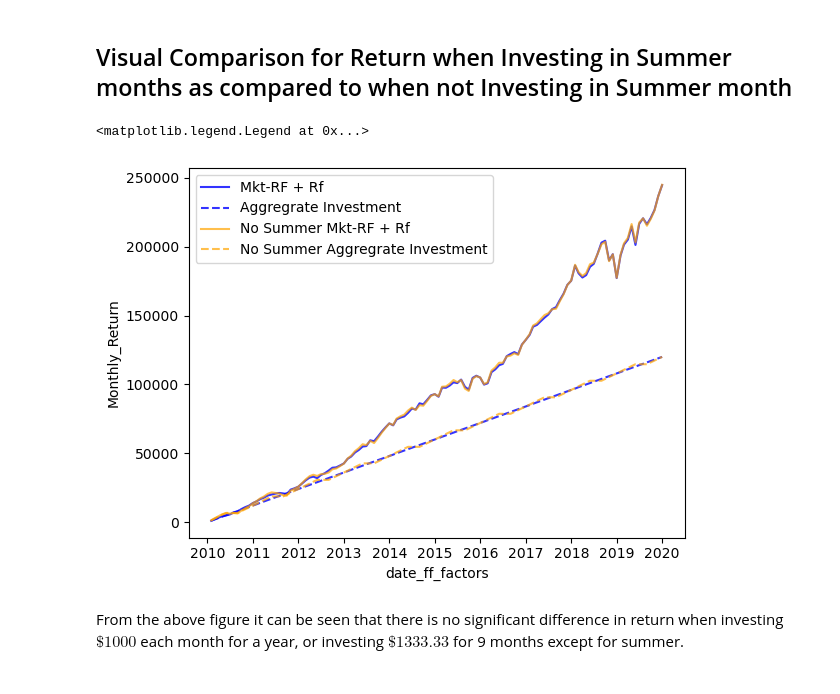
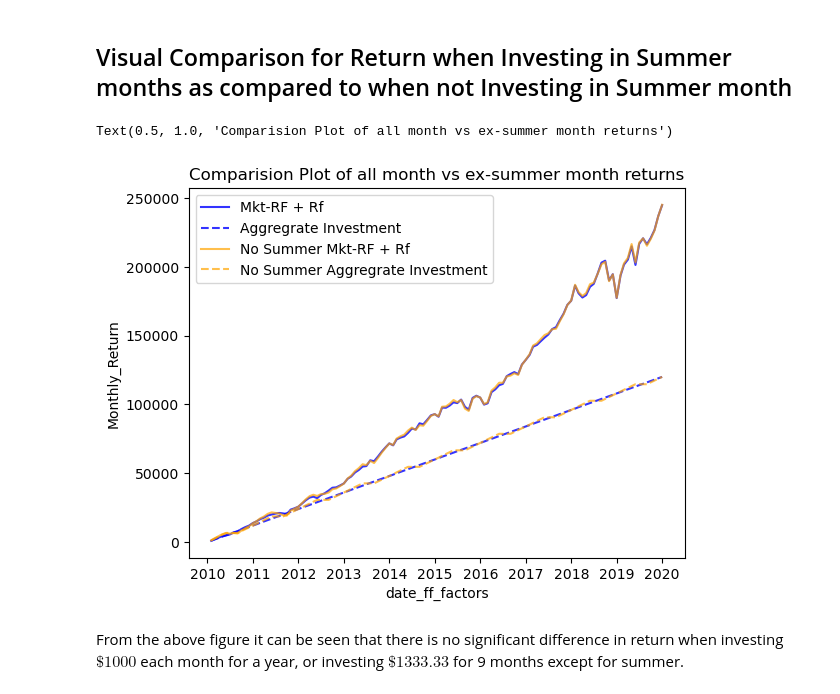
Before and after one commit to Priyagha/Portfolio_Returns, a Jupyter notebook: Portfolio_Returns.ipynb, the cells around one changed output. Saved outputs shown, nothing was run; the diff lists cells and outputs as text; code cells hidden in the pictures.

Commit message:
Adding title to the plot

```diff
--- a/Portfolio_Returns.ipynb
+++ b/Portfolio_Returns.ipynb
@@ -118,11 +118,12 @@ for i in range(len(ff3_monthly)):
 # %%
 sns.lineplot(data=ff3_monthly, x = 'date_ff_factors', y = 'Monthly_Return', label = 'Mkt-RF + Rf',  color = 'Blue', alpha = 0.8)
 sns.lineplot(data=ff3_monthly, x = 'date_ff_factors', y = 'Monthly_Amt_Aggregate', label = 'Aggregrate Investment', linestyle = '--', color = 'Blue', alpha = 0.8)
 sns.lineplot(data=ff3_monthly, x = 'date_ff_factors', y = 'Summer_Monthly_Return', label = 'No Summer Mkt-RF + Rf', color = 'Orange', alpha = 0.7)
 sns.lineplot(data=ff3_monthly, x = 'date_ff_factors', y = 'Monthly_Aggregate', label = 'No Summer Aggregrate Investment', linestyle = '--', color = 'Orange', alpha = 0.7)
 plt.legend()
+plt.title("Comparision Plot of all month vs ex-summer month returns")
 # %% [output]
-<matplotlib.legend.Legend at 0x...>
+Text(0.5, 1.0, 'Comparision Plot of all month vs ex-summer month returns')
-[figure, old version]
+[figure, new version]
 # %% [markdown]
 From the above figure it can be seen that there is no significant difference in return when investing $\$1000$ each month for a year, or investing $\$1333.33$ for 9 months except for summer.
```
